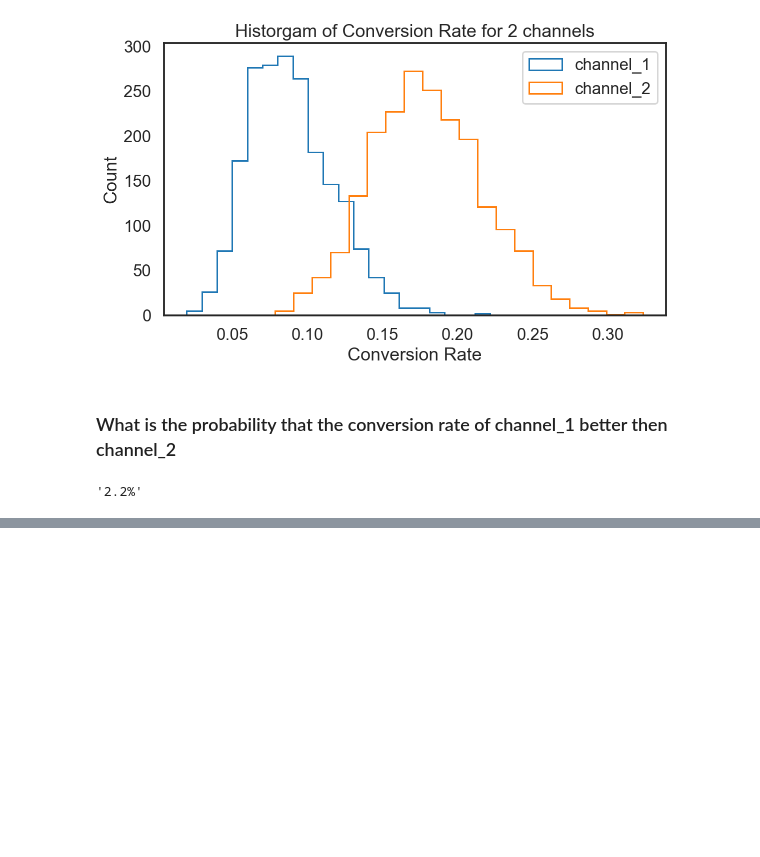
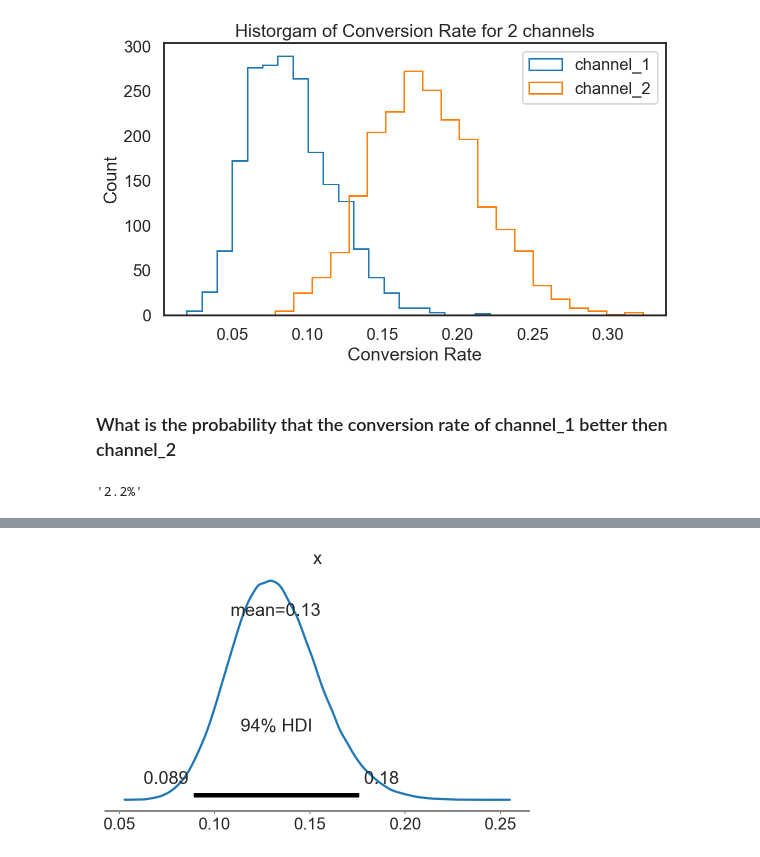
Before and after one commit to vanitoz/Calculating_Conversion_Rates-PyMC3-, a Jupyter notebook: notebook_1.ipynb, the cells around one changed output, grey strips where cells are left out. Cells and saved outputs as stored; diff of their text form; code cells hidden in the pictures; blank space fills up the shorter version.

Commit message:
hierarchical

```diff
--- a/notebook_1.ipynb
+++ b/notebook_1.ipynb
@@ -171,0 +181,14 @@ str(round(np.mean(diff)*100,2))+'%'
+# %%
+with pm.Model() as hierarchical_model:
+    a_prior = pm.Exponential("a_prior", lam=2.)
+    b_prior = pm.Exponential("b_prior", lam=10.)
+
+    conver_rate = pm.Beta("conver_rate", alpha=a_prior, beta=b_prior, shape=(len(channel_1+channel_2)))
+
+    like = pm.Binomial("like", p=conver_rate,
+                       n=len(channel_1+channel_2),
+                       observed = len([x for x in channel_1+channel_2 if x ==1])
+                      )
+# %%
+with hierarchical_model:
+    plausible_values = pm.sample()
@@ -171,0 +202,4 @@ str(round(np.mean(diff)*100,2))+'%'
+# %%
+az.plot_posterior(plausible_values['conver_rate']);
+# %% [output]
+[figure, added]
```
Also changed, not shown: parts of 3 cells of this notebook.
